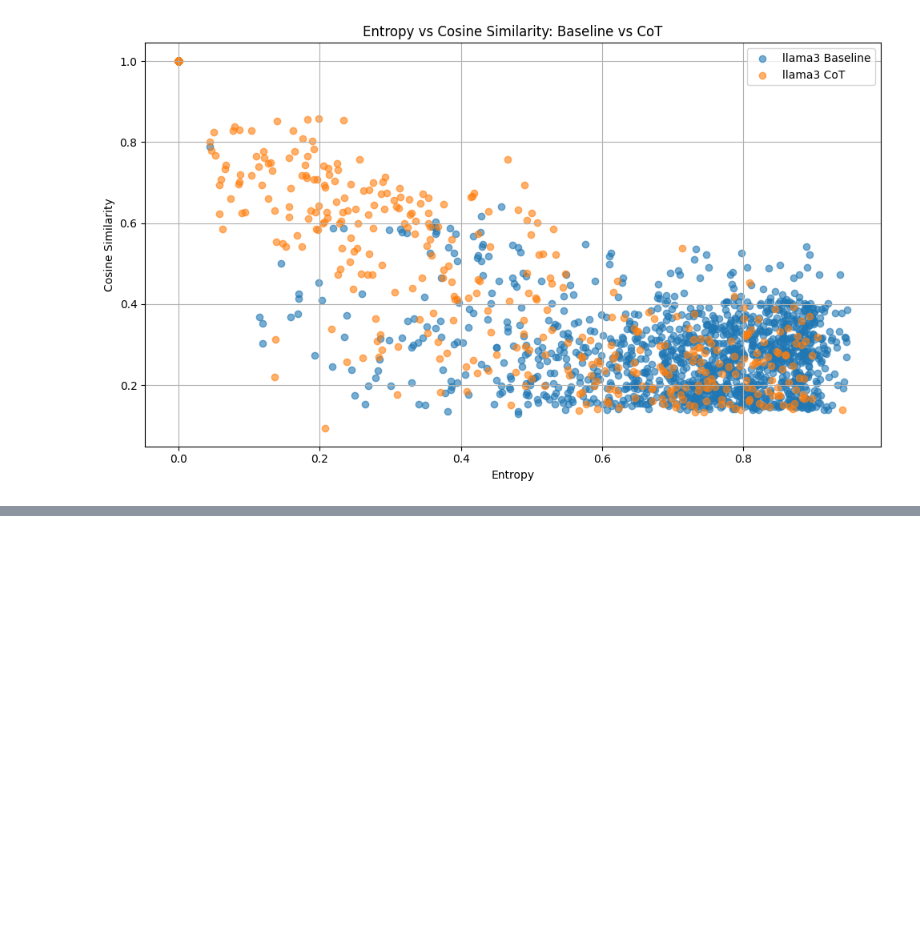
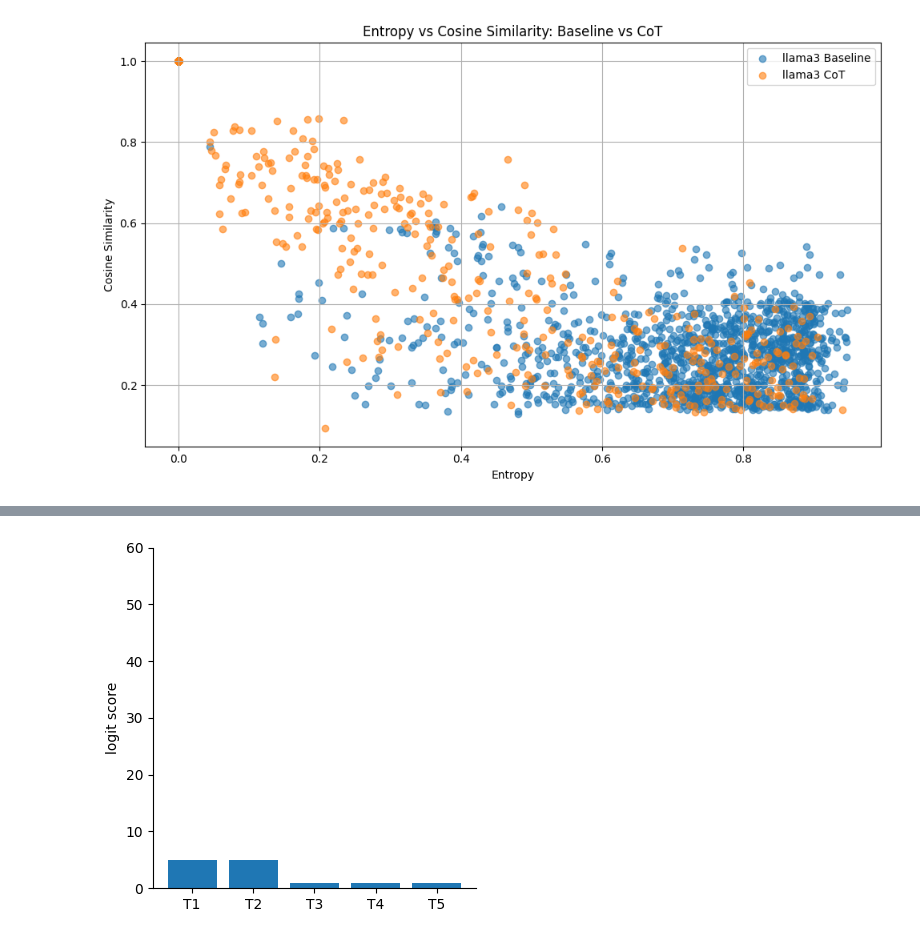
Before and after one commit to itsmejul/llm-confidence, a Jupyter notebook: archive/plots.ipynb, the cells around one changed output, grey strips where cells are left out. Cells and saved outputs as stored; diff of their text form; code cells hidden in the pictures; blank space fills up the shorter version.

```diff
--- a/utils/plots.ipynb
+++ b/archive/plots.ipynb
@@ -29,0 +86,25 @@ plt.savefig(f"{model_name}.png")
+# %%
+import matplotlib.pyplot as plt
+
+# Data
+tokens = ["T1", "T2", "T3", "T4", "T5"]
+logits = [5, 5, 1, 1, 1]
+
+# Plot
+fig, ax = plt.subplots(figsize=(4, 4))
+ax.bar(tokens, logits)
+ax.set_ylim(0, 60)
+
+# Labels
+ax.set_ylabel("logit score")
+
+# Clean look
+ax.spines["top"].set_visible(False)
+ax.spines["right"].set_visible(False)
+fig.tight_layout()
+
+# Save figure
+file_path = "logits_2.png"
+fig.savefig(file_path, dpi=300)
+# %% [output]
+[figure, added]
```
Also changed, not shown: parts of 4 cells of this notebook, 26 other files.
